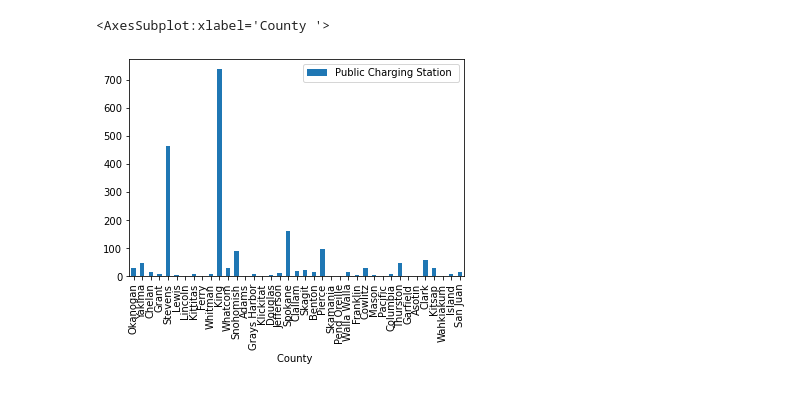
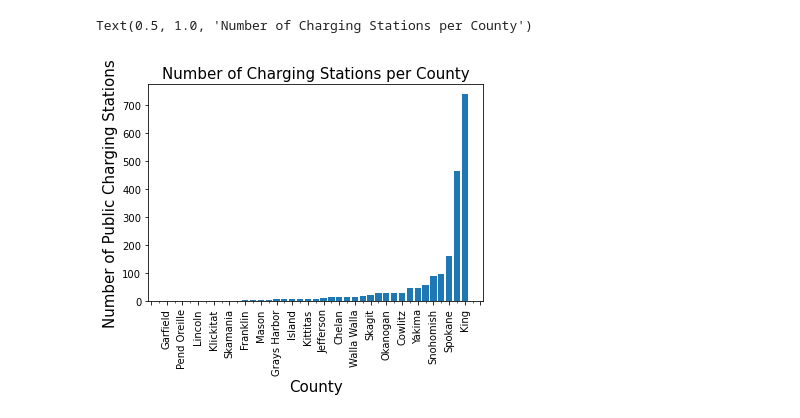
Before and after one commit to fbarillas08/Electric-Vehicles-in-WashingtonState, a Jupyter notebook: ev_efficienciency_data.ipynb, the cells around one changed output. Drawn from its saved outputs; the diff is of its cells as text; code cells hidden in the pictures.

```diff
--- a/ev_efficienciency_data.ipynb
+++ b/ev_efficienciency_data.ipynb
@@ -32,10 +33,26 @@ Index(['Land Surface Area', 'County ', 'Population',
       dtype='object')
-# %%
-#Create a bar graph to show charging stations by county
-
-Rates_Population_df[['County ','Public Charging Station ']].set_index('County ').plot(kind='bar')
-# %% [output]
-<AxesSubplot:xlabel='County '>
-[figure, removed]
+# %%
+#Create a bar graph to show charging stations by county
+
+
+
+sorted_charging_station = Rates_Population_df.sort_values('Public Charging Station ')
+
+
+# Rates_Population_df[['County ','Public Charging Station ']].set_index('County ').plot(kind='bar')
+ax=plt.axes()
+ax.xaxis.set_major_locator(ticker.MultipleLocator(2))
+ax.xaxis.set_minor_locator(ticker.MultipleLocator(1))
+plt.xticks(rotation = 90)
+plt.bar('County ', 'Public Charging Station ', data = sorted_charging_station)
+plt.xlabel("County", size=15)
+plt.ylabel("Number of Public Charging Stations", size = 15)
+plt.title("Number of Charging Stations per County", size = 15)
+
+#turn into two axis with ascending order
+#second axis number of cars
+# %% [output]
+Text(0.5, 1.0, 'Number of Charging Stations per County')
+[figure, added]
 # %%
 #Create a scatter plot to show charging stations vs surface area
```
Also changed, not shown: parts of 13 cells of this notebook, 5 other files.
